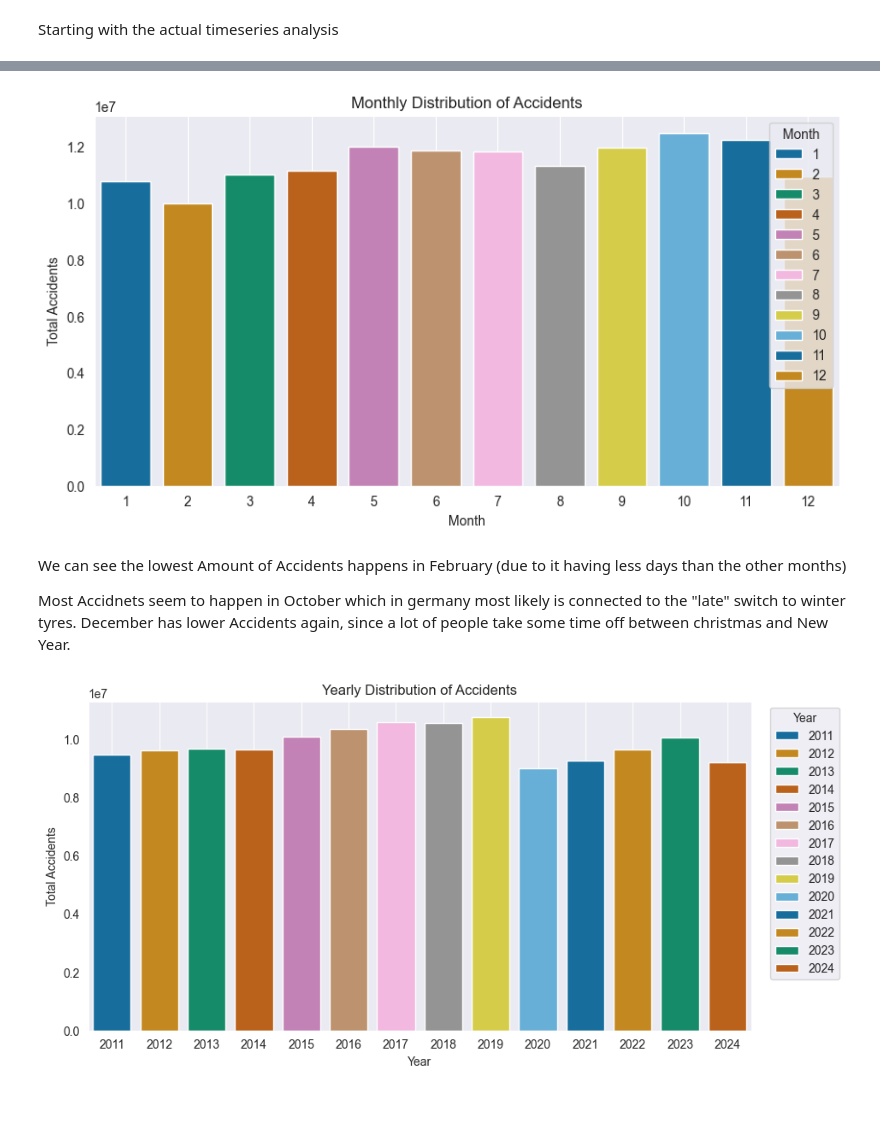
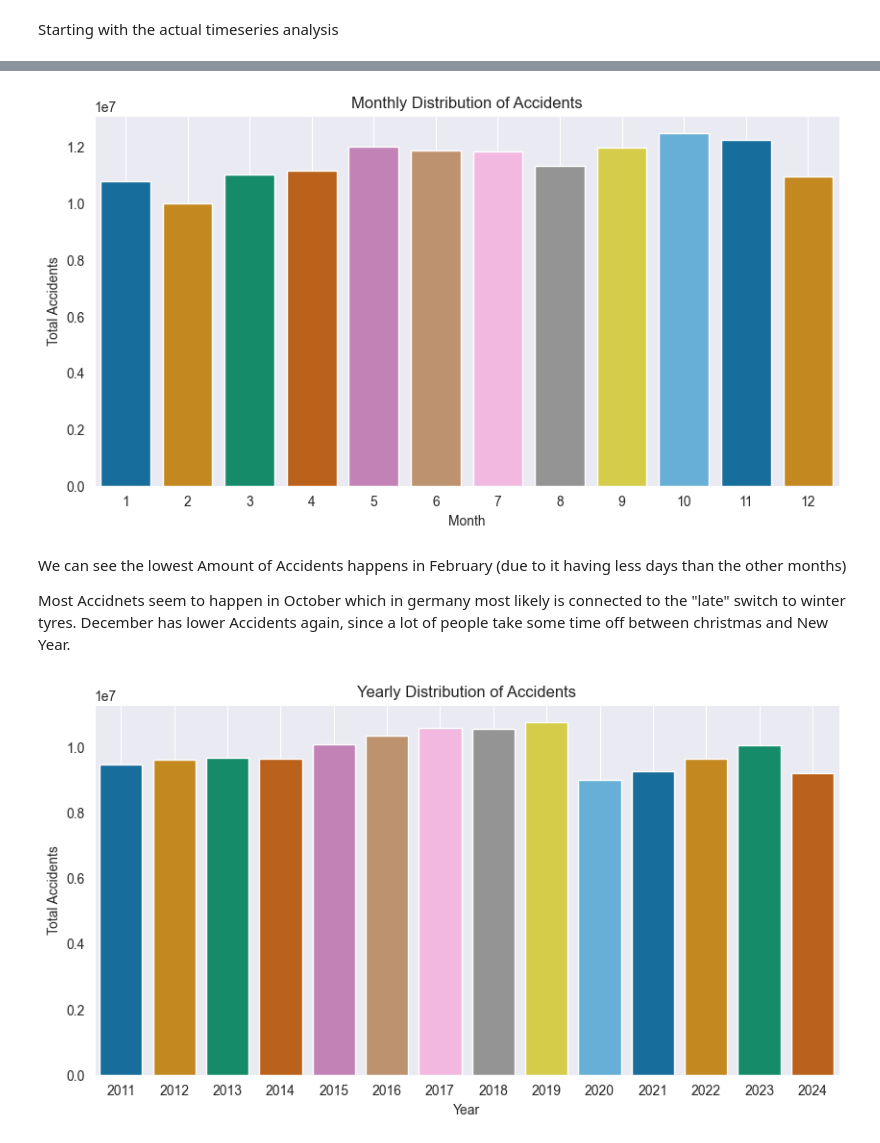
Before and after one commit to TheHessianBo/Traffic-Accidents-Germany, a Jupyter notebook: Traffic Accidents Timeseries.ipynb, the cells around one changed output, grey strips where cells are left out. Drawn from its saved outputs; the diff is of its cells as text; code cells hidden in the pictures; blank space fills up the shorter version.

```diff
--- a/Traffic Accidents Timeseries.ipynb
+++ b/Traffic Accidents Timeseries.ipynb
@@ -146,9 +164,10 @@ plt.title("Monthly Distribution of Accidents")
 plt.xlabel("Month")
 plt.ylabel("Total Accidents")
 plt.grid()
+plt.legend().remove()
 plt.show()
 # %% [output]
-[figure, old version]
+[figure, new version]
 # %% [markdown]
 We can see the lowest Amount of Accidents happens in February (due to it having less days than the other months)
 
@@ -157,14 +176,15 @@ December has lower Accidents again, since a lot of people take some time off bet
 # %%
 plt.figure(figsize=(10, 5))
 ax = sns.barplot(data=df_yearly, x="Year", y="Accident_Count", hue="Year", palette="colorblind")
 
 # Move the legend outside the plot
 plt.legend(title="Year", bbox_to_anchor=(1.02, 1), loc="upper left")
 
 plt.title("Yearly Distribution of Accidents")
 plt.xlabel("Year")
 plt.ylabel("Total Accidents")
 plt.grid()
+plt.legend().remove()
 plt.show()
 # %% [output]
-[figure, old version]
+[figure, new version]
```
Also changed, not shown: parts of 5 cells of this notebook, 2 other files.
